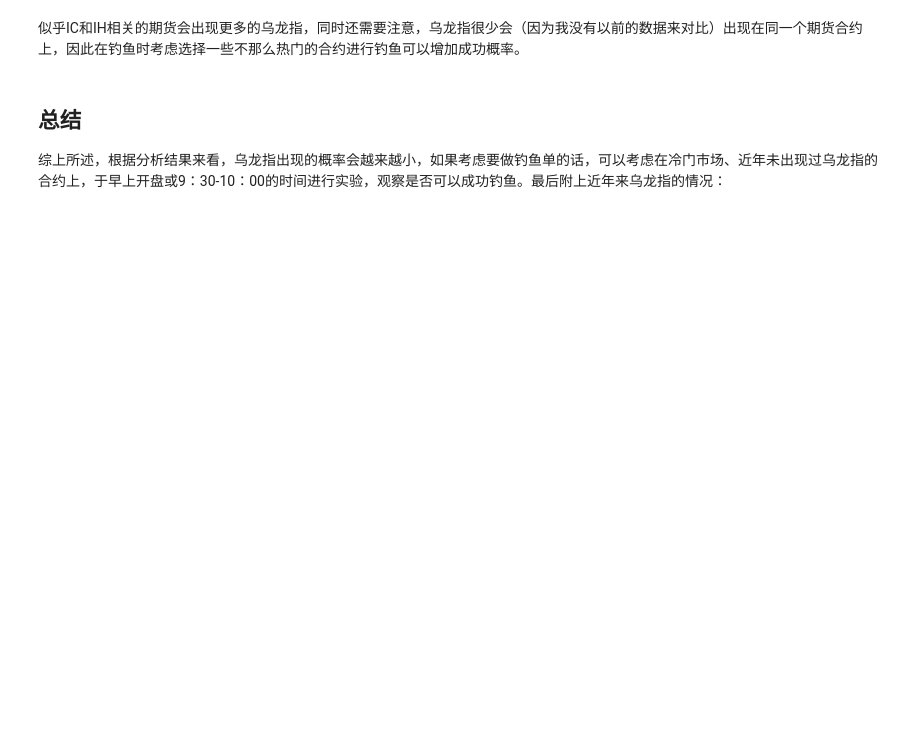
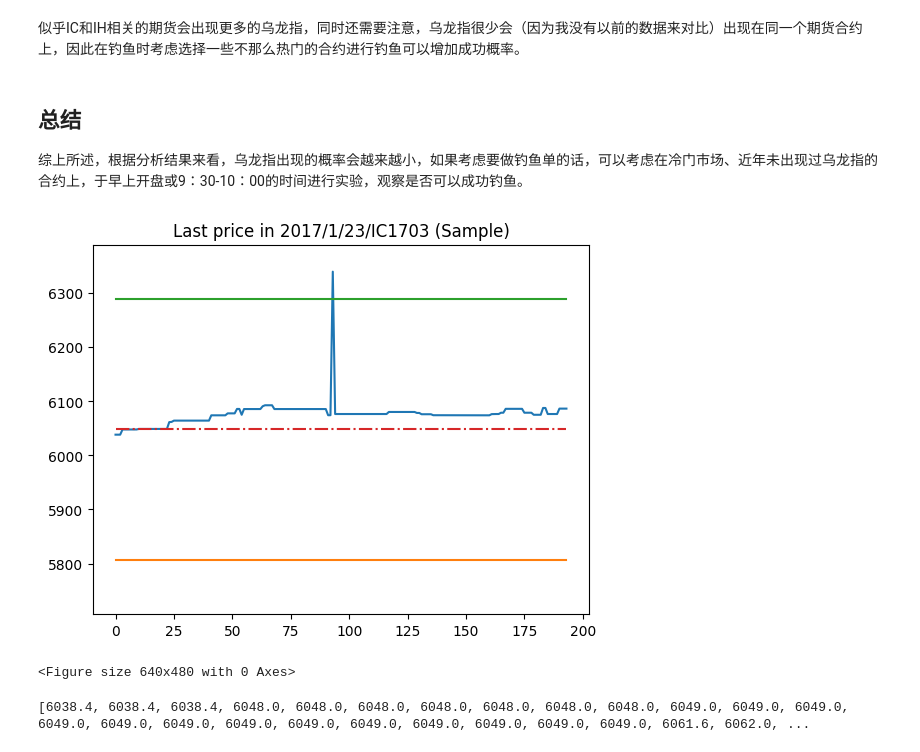
Before and after one commit to Dafeigy/FishingAnalysis, a Jupyter notebook: analysis.ipynb, the cells around one changed output. Drawn from its saved outputs; the diff is of its cells as text; code cells hidden in the pictures; blank space fills up the shorter version.

```diff
--- a/analysis.ipynb
+++ b/analysis.ipynb
@@ -229,4 +229,40 @@ plt.bar(x_data, y_data)
 # %% [markdown]
 ## 总结
 
-综上所述，根据分析结果来看，乌龙指出现的概率会越来越小，如果考虑要做钓鱼单的话，可以考虑在冷门市场、近年未出现过乌龙指的合约上，于早上开盘或9：30-10：00的时间进行实验，观察是否可以成功钓鱼。最后附上近年来乌龙指的情况：
+综上所述，根据分析结果来看，乌龙指出现的概率会越来越小，如果考虑要做钓鱼单的话，可以考虑在冷门市场、近年未出现过乌龙指的合约上，于早上开盘或9：30-10：00的时间进行实验，观察是否可以成功钓鱼。
+# %%
+file  = r"Tick/2017/1/23/IC1703.CFFEX.txt"
+index = 94
+import pandas as pd
+import matplotlib.pyplot as plt
+
+data = pd.read_csv(file, sep ="|")
+open_price = data['open_price'].iloc[index]
+max_price_expected = 1.04 * open_price
+min_price_expected = 0.96 * open_price
+# %%
+target_data = data.iloc[:index+100]
+# %%
+ideal_data = target_data['last_price'].tolist()
+max_data = [max_price_expected for _ in range(len(target_data))]
+min_data = [min_price_expected for _ in range(len(target_data))]
+open_data = [open_price for _ in range(len(target_data))]
+# %%
+x_ = [_ for _ in range(len(target_data))]
+plt.figure()
+
+plt.plot(x_, ideal_data)
+plt.plot(x_, min_data)
+plt.plot(x_, max_data)
+plt.plot(x_, open_data, linestyle='-.')
+plt.ylim((min_price_expected - 100, max_price_expected + 100))
+plt.title("Last price in 2017/1/23/IC1703 (Sample)")
+plt.show()
+plt.savefig("Example.jpg")
+# %% [output]
+[figure, added]
+<Figure size 640x480 with 0 Axes>
+# %%
+print(ideal_data)
+# %% [output]
+[6038.4, 6038.4, 6038.4, 6048.0, 6048.0, 6048.0, 6048.0, 6048.0, 6048.0, 6048.0, 6049.0, 6049.0, 6049.0, 6049.0, 6049.0, 6049.0, 6049.0, 6049.0, 6049.0, 6049.0, 6049.0, 6049.0, 6049.0, 6061.6, 6062.0, ...
```
Also changed, not shown: parts of 1 cell of this notebook, 2 other files.
